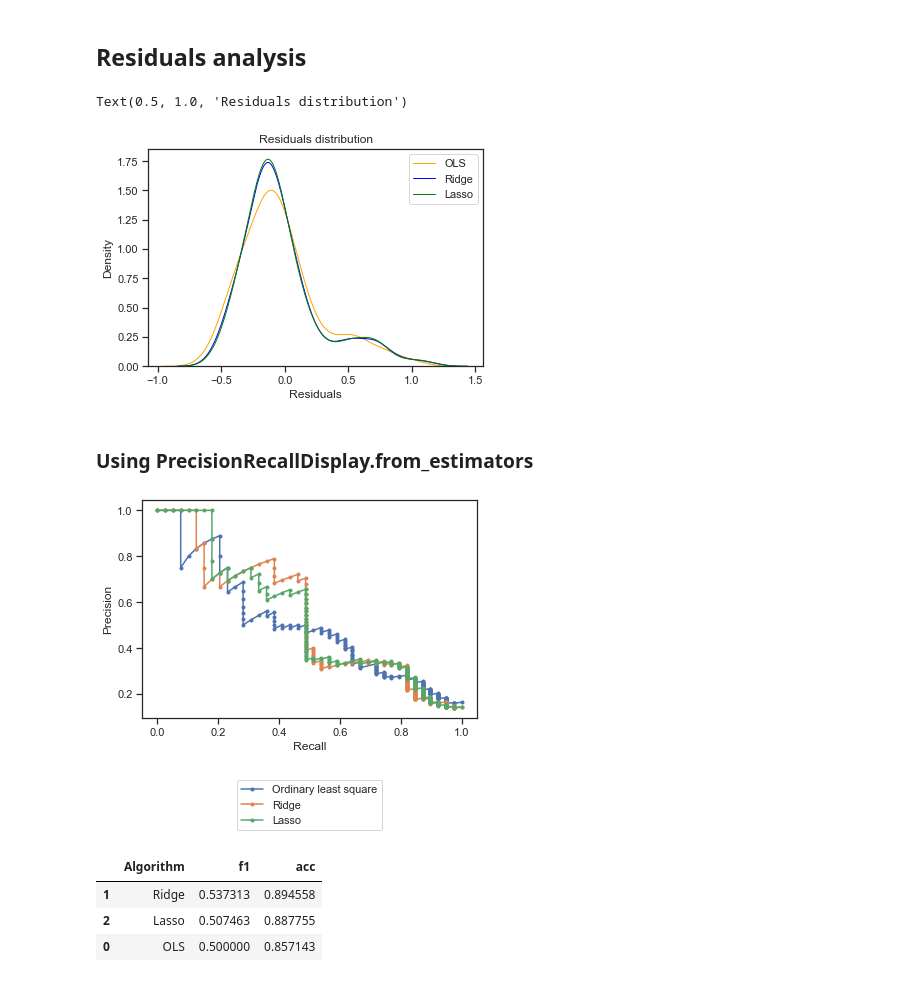
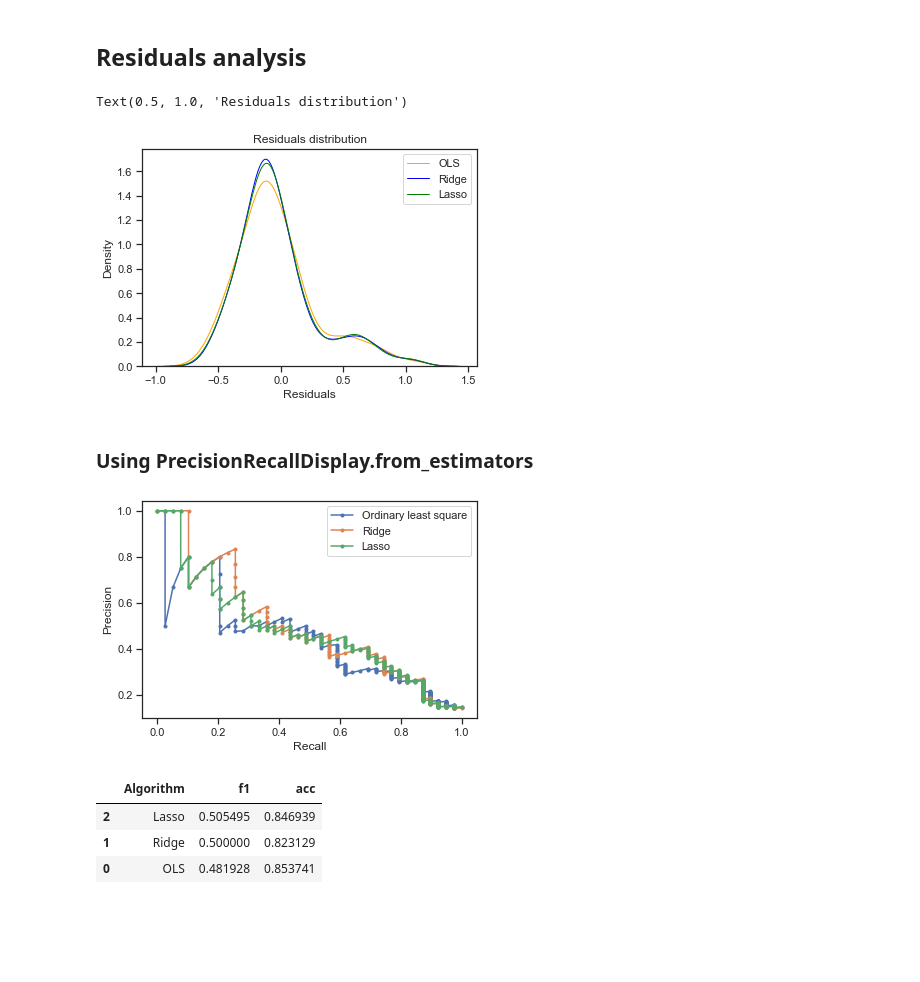
Before and after one commit to bgtm/attrition_prediction, a Jupyter notebook: notebooks/add non-linearities.ipynb, the cells around one changed output. Drawn from its saved outputs; the diff is of its cells as text; code cells hidden in the pictures; blank space fills up the shorter version.

```diff
--- a/notebooks/add non-linearities.ipynb
+++ b/notebooks/add non-linearities.ipynb
@@ -44,5 +44,5 @@ for var in augmentation :
     X[var+'_squared'] = X[var]**2
     X[var+'_cube'] = X[var]**3
 # %%
-for i in range(len(augmentation)-1):
-     X[augmentation[i]+'_'+augmentation[i+1]] = X[augmentation[i]]*X[augmentation[i+1]]
+'''for i in range(len(augmentation)-1):
+     X[augmentation[i]+'_'+augmentation[i+1]] = X[augmentation[i]]*X[augmentation[i+1]]'''
@@ -341,6 +343,6 @@ plt.show()
 # %%
 sort_ = abs(lasso.coef_).argsort()
-sort_ = sort_[-28:]
+sort_ = sort_[-35:]
 selection = pd.DataFrame({
     'Variables' : X.columns[sort_],
     'Coefficient' : lasso.coef_[sort_]
@@ -349,6 +351,7 @@ selection = pd.DataFrame({
 selection['trie'] = abs(selection['Coefficient'])
 selection = selection.sort_values(by=['trie'],ascending=False)
 selection = selection.drop(columns=['trie'])
+var_lasso = selection['Variables']
 selection
 # %% [output]
 |  | Variables | Coefficient |
@@ -371,7 +374,7 @@ selection
 # %%
 import statsmodels.api as sm
 # %%
-X_ols = X[var_ridge]
+X_ols = X[var_lasso]
 X_ols = sm.add_constant(X_ols)
 # %%
 model = sm.OLS(y,X_ols)
@@ -436,7 +437,7 @@ plt.legend(labels=["OLS","Ridge", "Lasso"])
 plt.title('Residuals distribution')
 # %% [output]
 Text(0.5, 1.0, 'Residuals distribution')
-[figure, old version]
+[figure, new version]
 # %% [markdown]
 ### Using PrecisionRecallDisplay.**from_estimators**
 # %%
@@ -451,15 +452,15 @@ def recall (y_test,y_pred,model) :
     recall_plot = plt.plot(recall, precision, marker='.', label=model)
     plt.xlabel('Recall')
     plt.ylabel('Precision')
-    plt.legend(bbox_to_anchor=(0.5, -0.4), loc='center', ncol=1)
+    plt.legend()
     # show the plot
     return(recall_plot)
 # %%
 recall_ols = recall(y_test,y_ols, 'Ordinary least square')
-recall_rige = recall(y_test,y_log, 'Ridge')
-recall_lasso = recall(y_test,y_ridge,'Lasso')
+recall_rige = recall(y_test,y_ridge, 'Ridge')
+recall_lasso = recall(y_test,y_lasso,'Lasso')
 # %% [output]
-[figure, old version]
+[figure, new version]
 # %%
  f_score = pd.DataFrame({
     'Algorithm' : ['OLS','Ridge','Lasso'],
@@ -480,6 +481,6 @@ f_score = f_score.drop(['y_pred'], axis=1)
 f_score.sort_values(by=['f1'],ascending=False)
 # %% [output]
 |  | Algorithm | f1 | acc |
-| 1 | Ridge | 0.537313 | 0.894558 |
-| 2 | Lasso | 0.507463 | 0.887755 |
-| 0 | OLS | 0.500000 | 0.857143 |
+| 2 | Lasso | 0.505495 | 0.846939 |
+| 1 | Ridge | 0.500000 | 0.823129 |
+| 0 | OLS | 0.481928 | 0.853741 |
```
Also changed, not shown: parts of 20 cells of this notebook.
